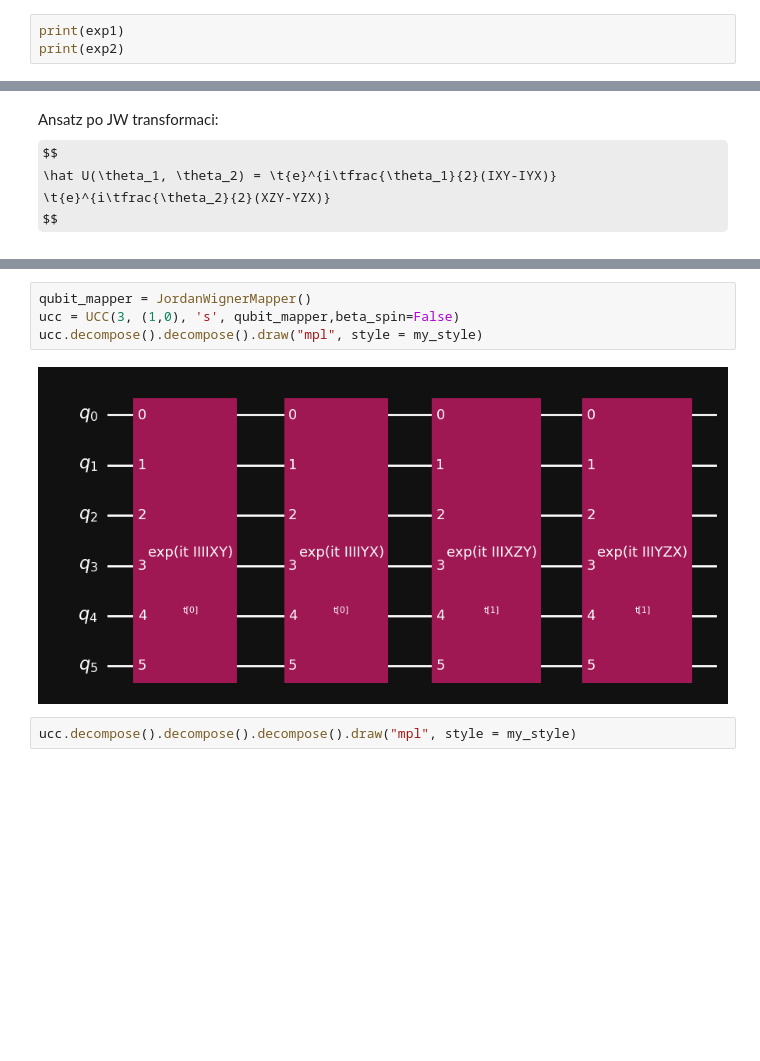
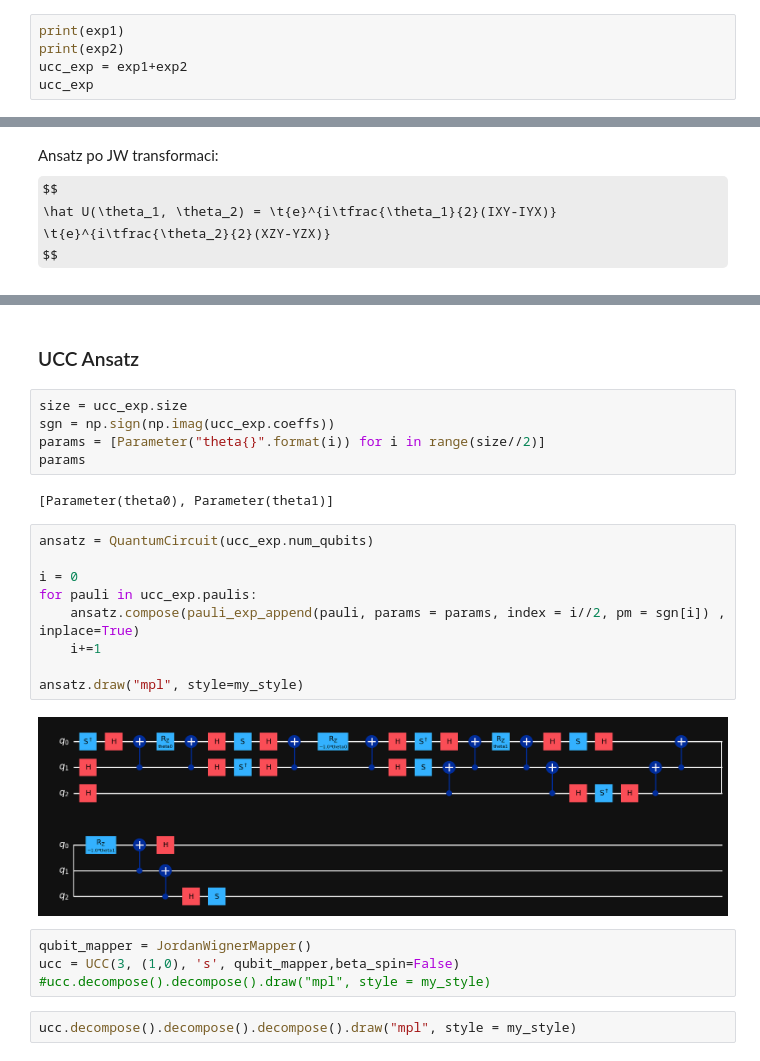
Before and after one commit to TheLittleRock/Charmonium-VQE, a Jupyter notebook: Charmonium.ipynb, the cells around one changed output, grey strips where cells are left out. Saved outputs shown, nothing was run; the diff lists cells and outputs as text; some formulas as TeX source; blank space fills up the shorter version.

Commit message:
ansatz done, vqe test

```diff
--- a/Charmonium.ipynb
+++ b/Charmonium.ipynb
@@ -429,6 +420,8 @@ exp2 = JordanWignerMapper().map(op2)
 # %%
 print(exp1)
 print(exp2)
+ucc_exp = exp1+exp2
+ucc_exp
 # %% [output]
 SparsePauliOp(['IXY', 'IYX'],
               coeffs=[0.+0.5j, 0.-0.5j])
@@ -458,9 +511,27 @@ ansatz.draw('mpl', style = my_style)
+# %% [markdown]
+### UCC Ansatz
+# %%
+size = ucc_exp.size
+sgn = np.sign(np.imag(ucc_exp.coeffs))
+params = [Parameter("theta{}".format(i)) for i in range(size//2)]
+params
+# %% [output]
+[Parameter(theta0), Parameter(theta1)]
+# %%
+ansatz = QuantumCircuit(ucc_exp.num_qubits)
+
+i = 0
+for pauli in ucc_exp.paulis:
+    ansatz.compose(pauli_exp_append(pauli, params = params, index = i//2, pm = sgn[i]) , inplace=True)
+    i+=1
+
+ansatz.draw("mpl", style=my_style)
+# %% [output]
+[figure, added]
 # %%
 qubit_mapper = JordanWignerMapper()
 ucc = UCC(3, (1,0), 's', qubit_mapper,beta_spin=False)
-ucc.decompose().decompose().draw("mpl", style = my_style)
+#ucc.decompose().decompose().draw("mpl", style = my_style)
-# %% [output]
-[figure, removed]
 # %%
 ucc.decompose().decompose().decompose().draw("mpl", style = my_style)
 # %% [output]
```
Also changed, not shown: parts of 27 cells of this notebook, 1 other file.
